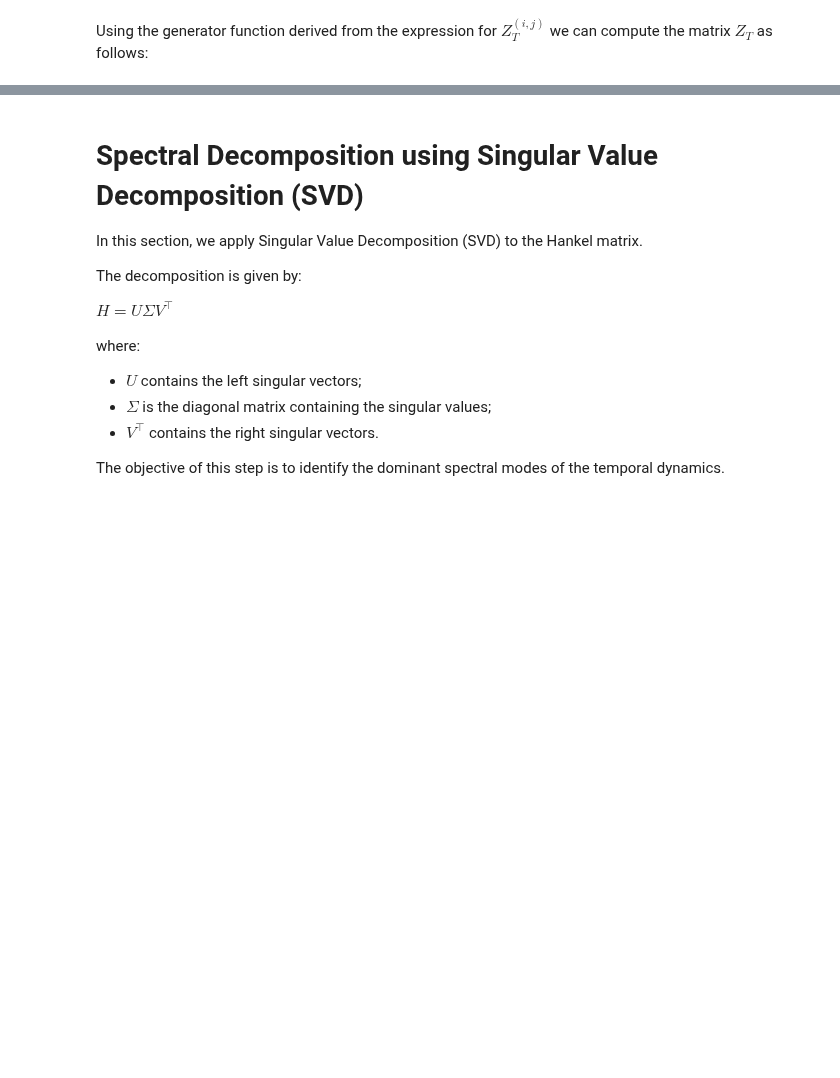
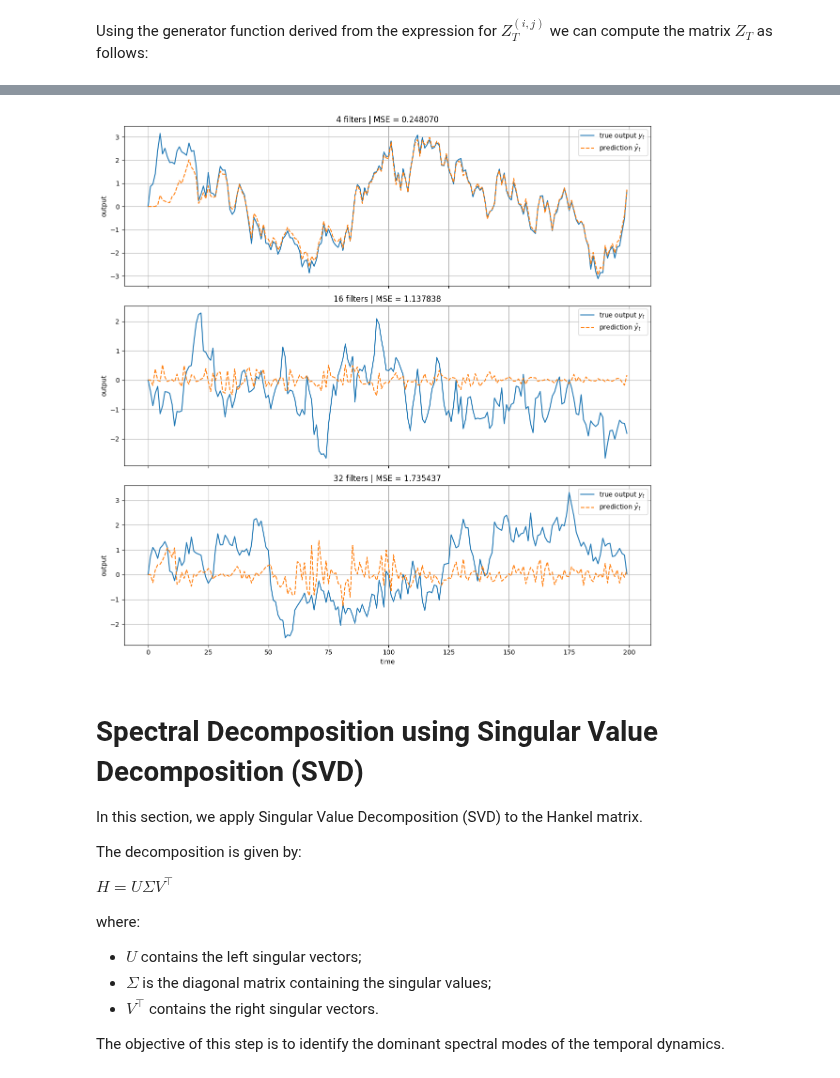
Before and after one commit to RicksonMonteiroML/spectral-Filtering-with-vaw, a Jupyter notebook: notebooks/00_introduction_spectral_filtering_with_vaw.ipynb, the cells around one changed output, grey strips where cells are left out. Drawn from its saved outputs; the diff is of its cells as text; code cells hidden in the pictures; blank space fills up the shorter version.

```diff
--- a/notebooks/00_introduction_spectral_filtering_with_vaw.ipynb
+++ b/notebooks/00_introduction_spectral_filtering_with_vaw.ipynb
@@ -318,3 +473,35 @@ def online_spectral_filtering(A, B, C, filters, eps = 1e-3):
+# %%
+T = 200
+
+filters_1 = np.random.randn(T, 1)
+filters_2 = np.random.randn(T, 1)
+filters_3 = np.random.randn(T, 1)
+
+k = 5
+
+filters_1 = eigenvectors[:, :k]
+
+A = np.array([[0.9]])
+B = np.array([[1.0]])
+C = np.array([[1.0]])
+
+results = plot_online_spectral_filtering_comparison(
+    A=A,
+    B=B,
+    C=C,
+    filters_list=[
+        filters_1,
+        filters_2,
+        filters_3,
+    ],
+    labels=[
+        "4 filters",
+        "16 filters",
+        "32 filters",
+    ],
+)
+# %% [output]
+[figure, added]
 # %% [markdown]
 # Spectral Decomposition using Singular Value Decomposition (SVD)
 
```
Also changed, not shown: parts of 6 cells of this notebook.
